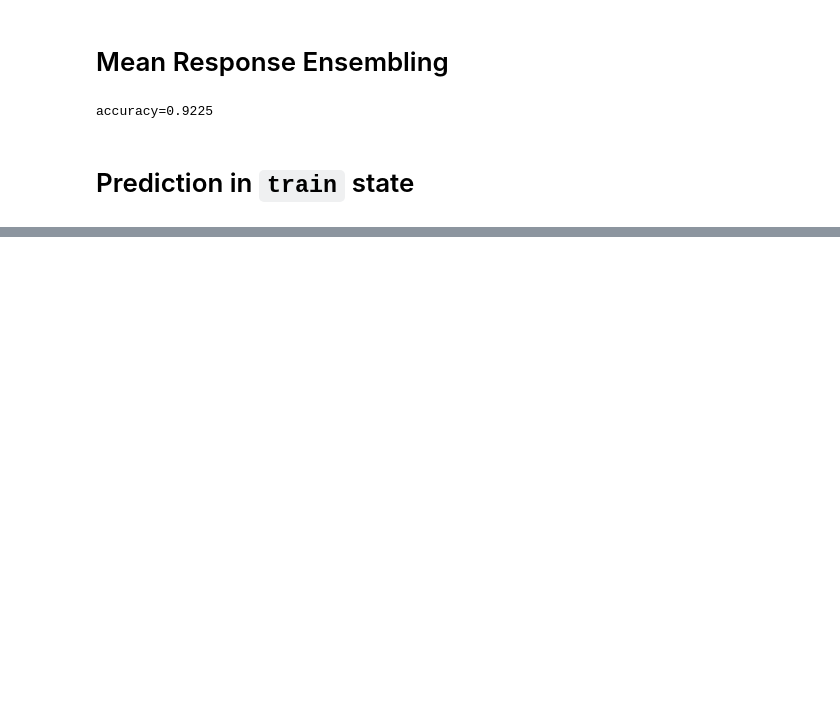
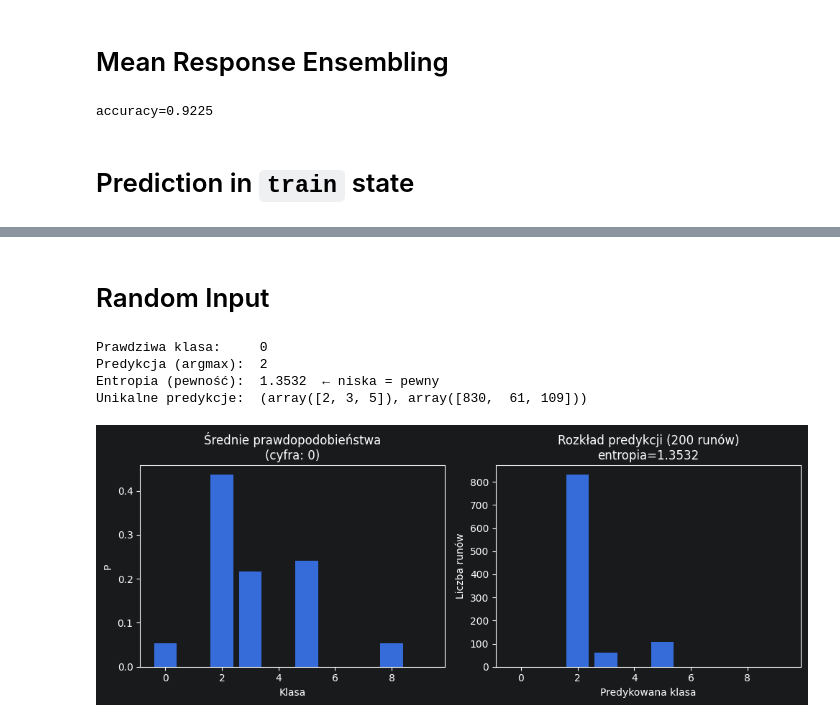
Before and after one commit to xXKeNdAmAmAsTeRXx/Deep_Learning_Labs, a Jupyter notebook: Lab3/Dropout_regularization.ipynb, the cells around one changed output, grey strips where cells are left out. Cells and saved outputs as stored; diff of their text form; code cells hidden in the pictures; blank space fills up the shorter version.

```diff
--- a/Lab3/Dropout_regularization.ipynb
+++ b/Lab3/Dropout_regularization.ipynb
@@ -249,0 +250,31 @@ Unikalne predykcje:  (array([4]), array([1000]))
+# %% [markdown]
+# Random Input
+# %%
+# --- Próbka która JEST cyfrą ---
+sample_digit = torch.rand(784)
+true_label   = 0
+
+mean_p, entropy, preds = mc_dropout_uncertainty(sample_digit, models, n_runs=1000)
+
+print(f"Prawdziwa klasa:     {true_label}")
+print(f"Predykcja (argmax):  {mean_p.argmax()}")
+print(f"Entropia (pewność):  {entropy:.4f}  ← niska = pewny")
+print(f"Unikalne predykcje:  {np.unique(preds, return_counts=True)}")
+
+plt.figure(figsize=(10, 4))
+plt.subplot(1, 2, 1)
+plt.bar(range(10), mean_p)
+plt.title(f"Średnie prawdopodobieństwa\n(cyfra: {true_label})")
+plt.xlabel("Klasa"); plt.ylabel("P")
+
+plt.subplot(1, 2, 2)
+plt.hist(preds, bins=range(11), align='left', rwidth=0.8)
+plt.title(f"Rozkład predykcji (200 runów)\nentropia={entropy:.4f}")
+plt.xlabel("Predykowana klasa"); plt.ylabel("Liczba runów")
+plt.tight_layout(); plt.show()
+# %% [output]
+Prawdziwa klasa:     0
+Predykcja (argmax):  2
+Entropia (pewność):  1.3532  ← niska = pewny
+Unikalne predykcje:  (array([2, 3, 5]), array([830,  61, 109]))
+[figure, added]
```
Also changed, not shown: parts of 1 cell of this notebook.
